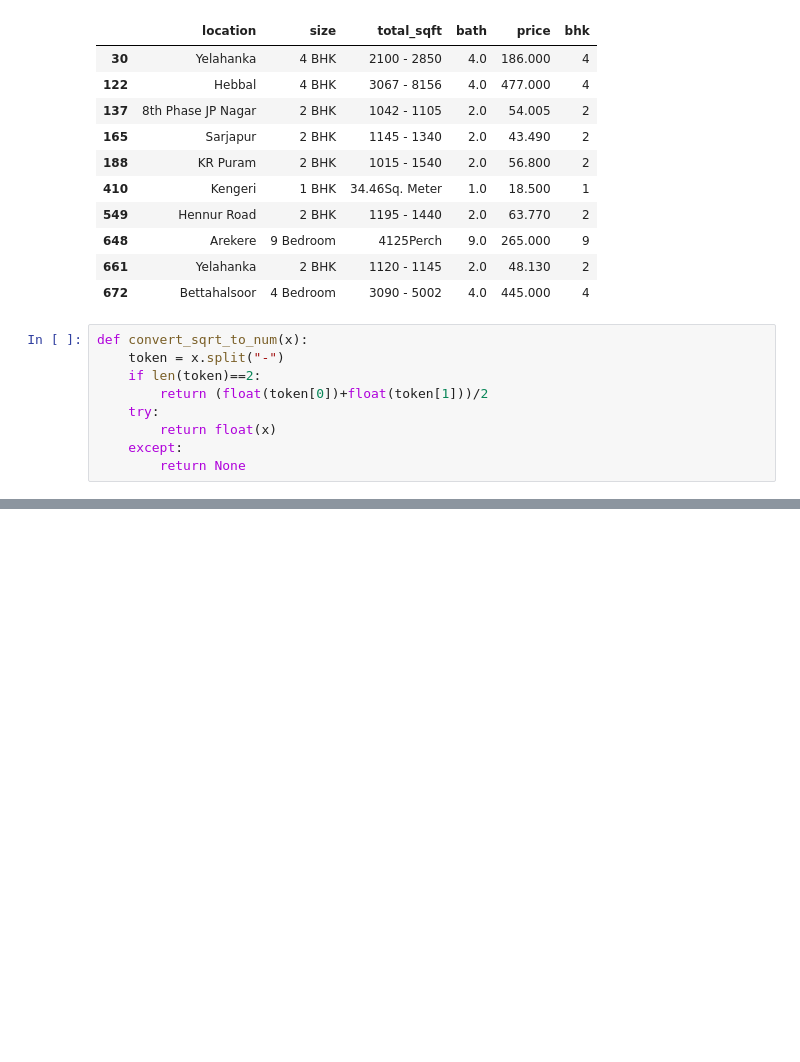
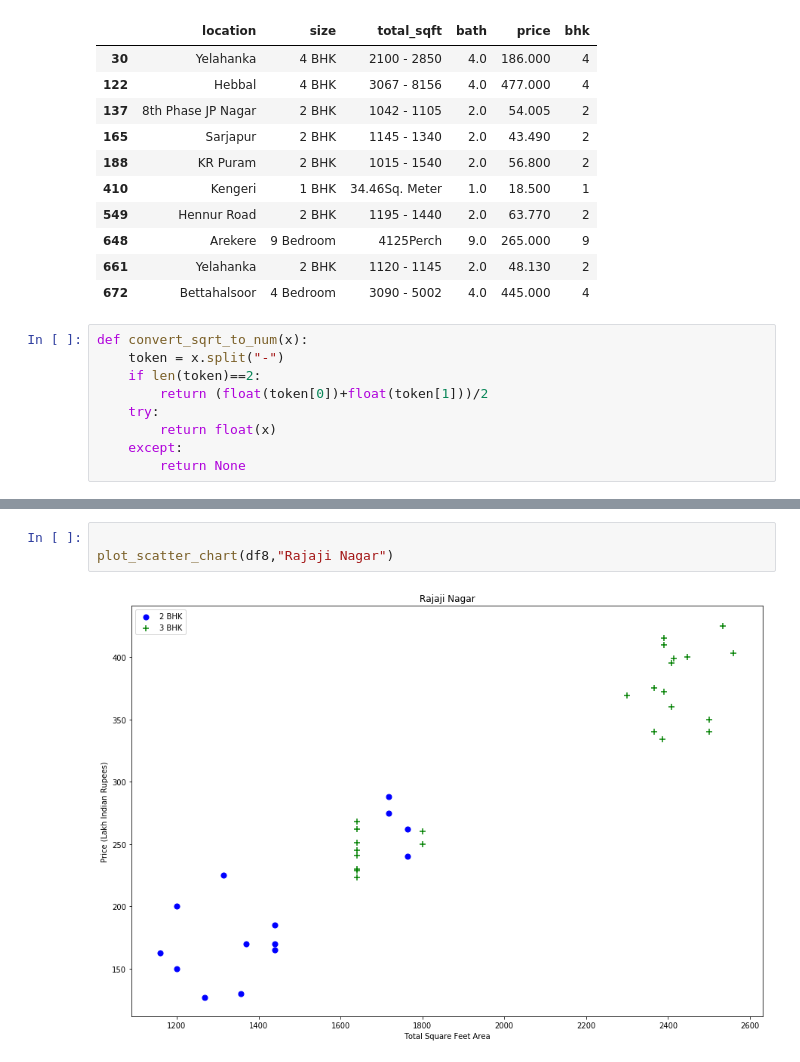
Before and after one commit to Bibhuti5/Predicting-Home-Prices-in-Banglore, a Jupyter notebook: Predicting Home Prices in Banglore.ipynb, the cells around one changed output, grey strips where cells are left out. Saved outputs shown, nothing was run; the diff lists cells and outputs as text; blank space fills up the shorter version.

```diff
--- a/Predicting Home Prices in Banglore.ipynb
+++ b/Predicting Home Prices in Banglore.ipynb
@@ -147,0 +364,5 @@ NameError: name 'convert_sqft_to_num' is not defined
+# %%
+
+plot_scatter_chart(df8,"Rajaji Nagar")
+# %% [output]
+[figure, added]
```
Also changed, not shown: parts of 59 cells of this notebook.
